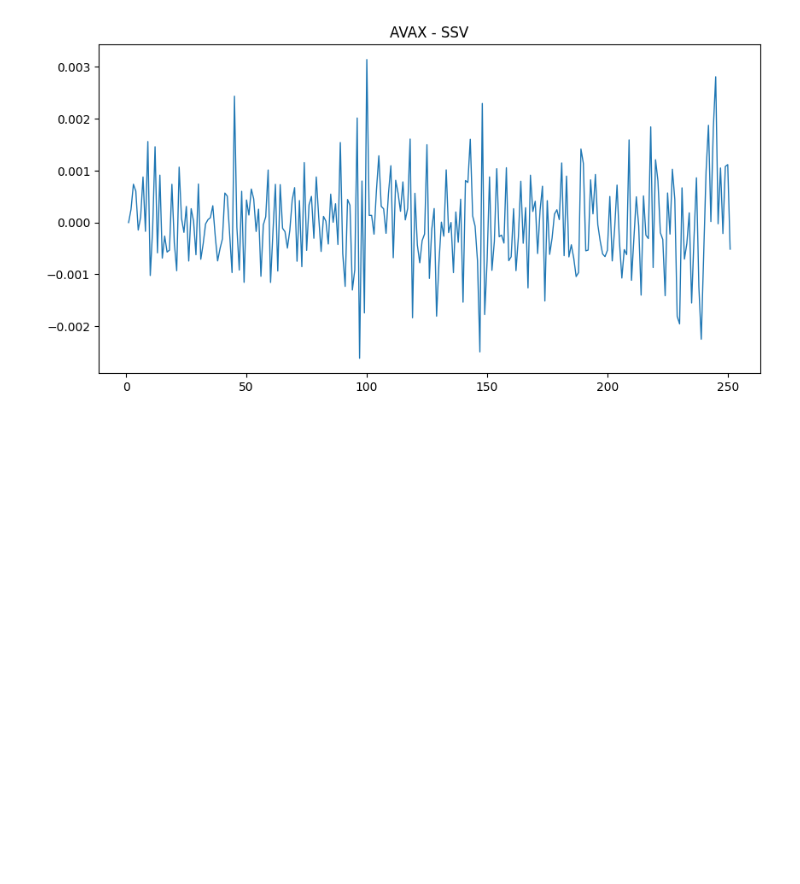
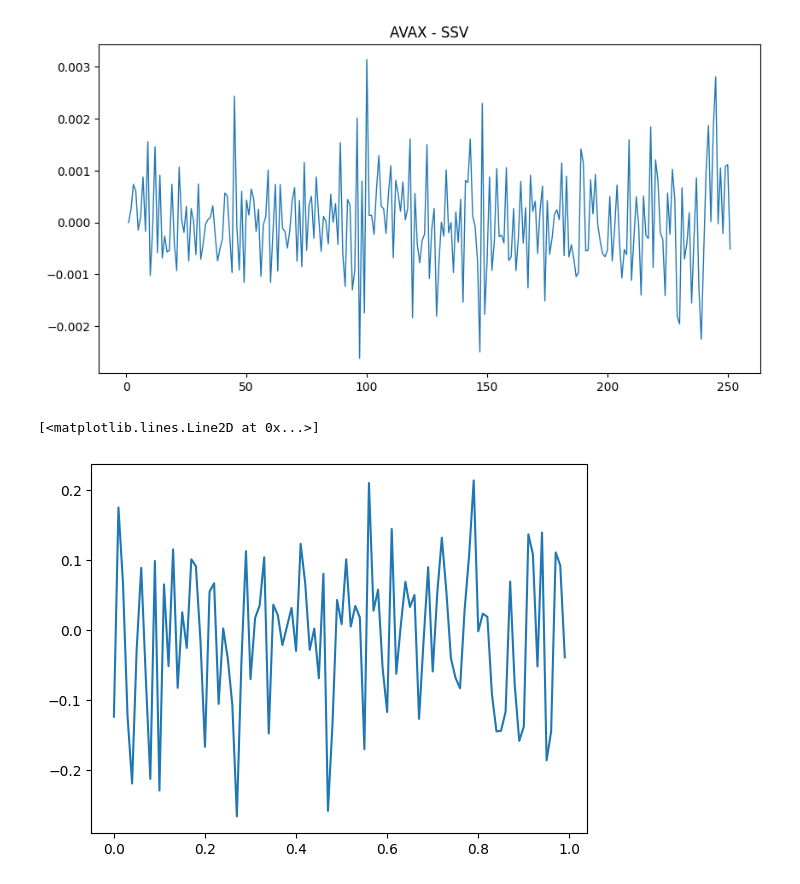
Before and after one commit to prodong04/pair_trading_rl, a Jupyter notebook: pair_trading.ipynb, the cells around one changed output. Saved outputs shown, nothing was run; the diff lists cells and outputs as text; code cells hidden in the pictures; blank space fills up the shorter version.

```diff
--- a/pair_trading.ipynb
+++ b/pair_trading.ipynb
@@ -19,3 +19,24 @@ plt.title('AVAX - SSV')
 # %% [output]
 <Axes: title={'center': 'AVAX - SSV'}>
 [figure]
+# %%
+# making artificial data
+
+import numpy as np
+import pandas as pd
+import matplotlib.pyplot as plt
+import math
+
+T = 1
+N = 100
+dt = T/N
+sqrt_dt = math.sqrt(dt)
+
+t = np.array([i for i in np.arange(0, T, T/N)])
+dX = np.random.randn(N) * sqrt_dt
+X = np.cumprod(1 + dX)
+
+plt.plot(t, dX)
+# %% [output]
+[<matplotlib.lines.Line2D at 0x...>]
+[figure, added]
```
Also changed, not shown: parts of 9 cells of this notebook.
